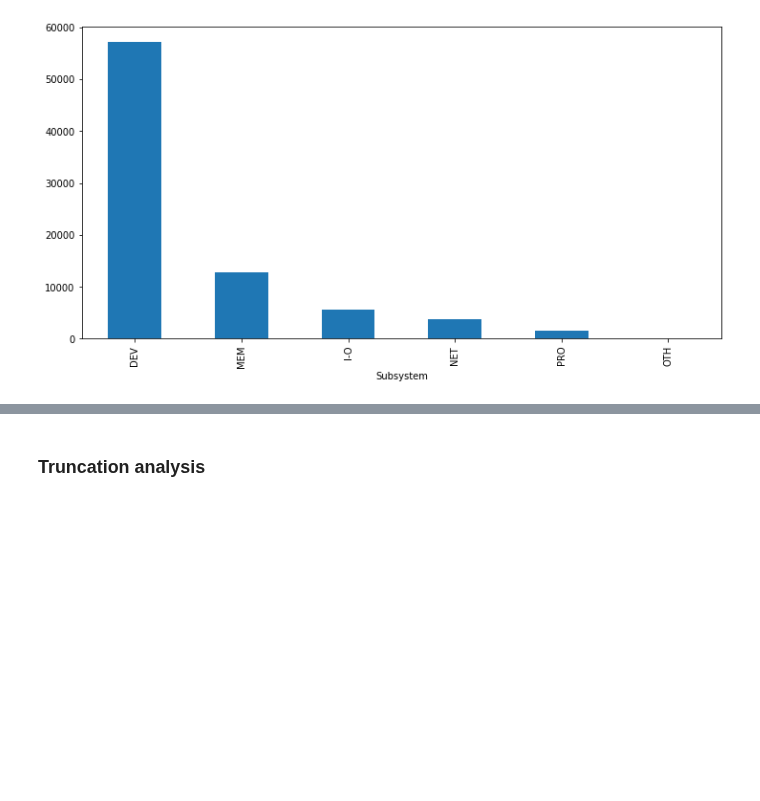
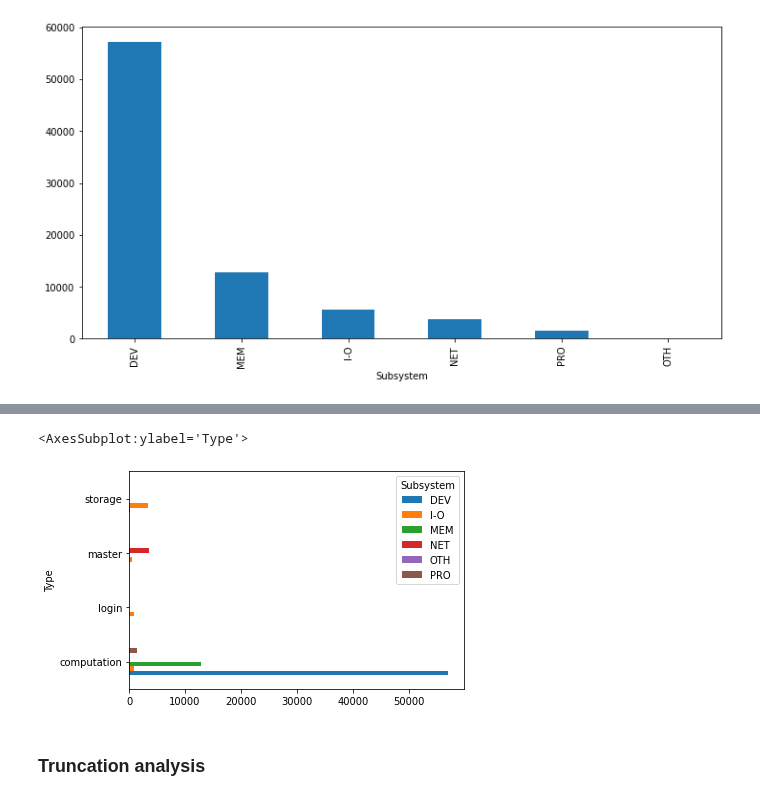
Before and after one commit to GuidoDC97/IE, a Jupyter notebook: Esercizio 5 FFDA/FFDA.ipynb, the cells around one changed output, grey strips where cells are left out. Drawn from its saved outputs; the diff is of its cells as text; code cells hidden in the pictures; blank space fills up the shorter version.

```diff
--- a/Esercizio 5 FFDA/FFDA.ipynb
+++ b/Esercizio 5 FFDA/FFDA.ipynb
@@ -229,3 +251,8 @@ plt.show()
+# %%
+df_mercury.groupby(by=['Subsystem','Type']).Timestamp.count().unstack(0).plot.barh()
+# %% [output]
+<AxesSubplot:ylabel='Type'>
+[figure, added]
 # %% [markdown]
 ### Truncation analysis
 # %%
```
Also changed, not shown: parts of 20 cells of this notebook, 5 other files.
